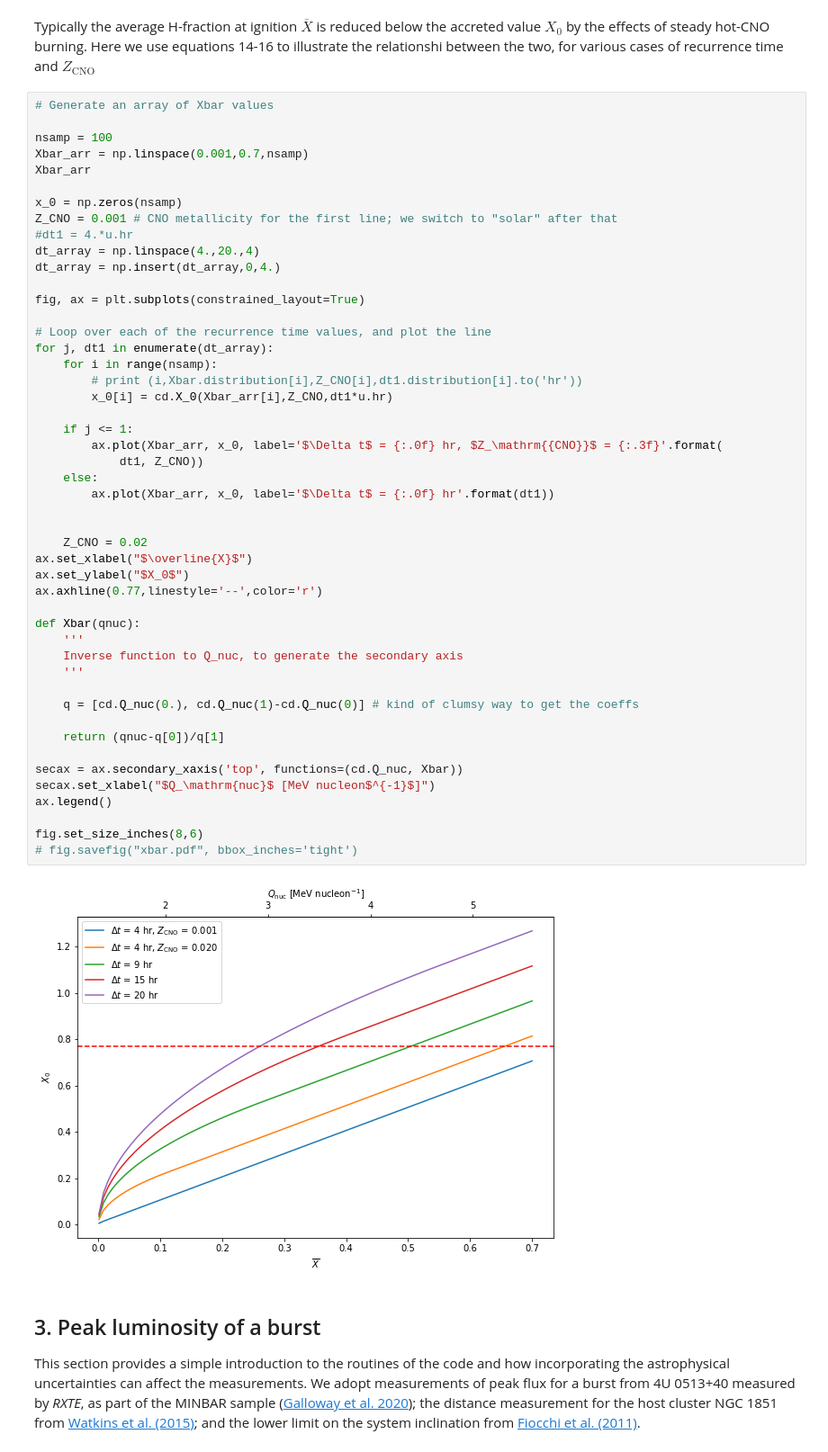
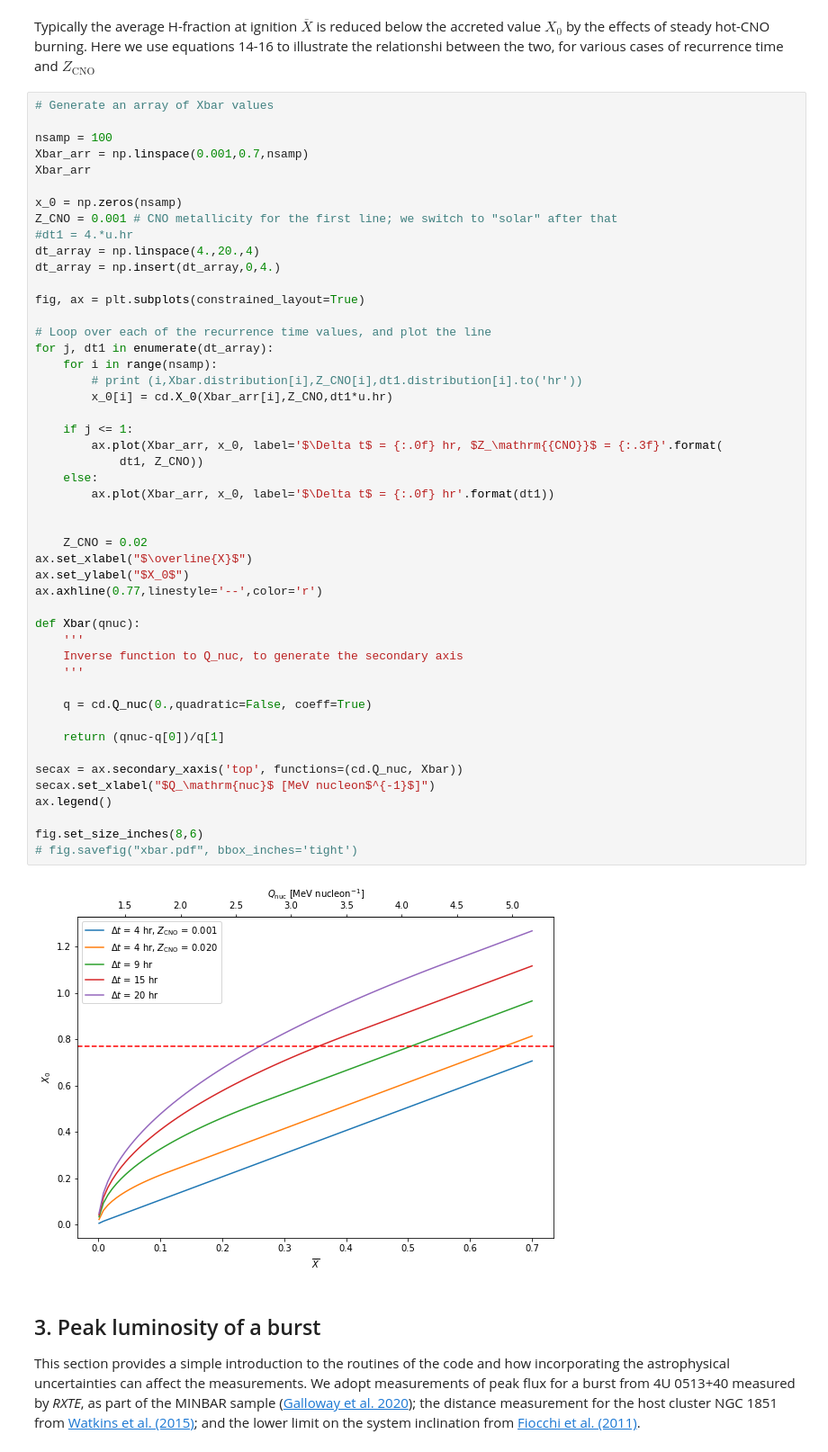
Before and after one commit to outs1der/concord, a Jupyter notebook: Inferring burster properties.ipynb, the cells around one changed output. Shown at 90% size. Cells and saved outputs as stored; diff of their text form.

```diff
--- a/Inferring burster properties.ipynb
+++ b/Inferring burster properties.ipynb
@@ -120,35 +120,35 @@ for j, dt1 in enumerate(dt_array):
         # print (i,Xbar.distribution[i],Z_CNO[i],dt1.distribution[i].to('hr'))
         x_0[i] = cd.X_0(Xbar_arr[i],Z_CNO,dt1*u.hr)
 
     if j <= 1:
         ax.plot(Xbar_arr, x_0, label='$\Delta t$ = {:.0f} hr, $Z_\mathrm{{CNO}}$ = {:.3f}'.format(
             dt1, Z_CNO))
     else:
         ax.plot(Xbar_arr, x_0, label='$\Delta t$ = {:.0f} hr'.format(dt1))
 
 
     Z_CNO = 0.02
 ax.set_xlabel("$\overline{X}$")
 ax.set_ylabel("$X_0$")
 ax.axhline(0.77,linestyle='--',color='r')
 
 def Xbar(qnuc):
     '''
     Inverse function to Q_nuc, to generate the secondary axis
     '''
 
-    q = [cd.Q_nuc(0.), cd.Q_nuc(1)-cd.Q_nuc(0)] # kind of clumsy way to get the coeffs
+    q = cd.Q_nuc(0.,quadratic=False, coeff=True)
 
     return (qnuc-q[0])/q[1]
 
 secax = ax.secondary_xaxis('top', functions=(cd.Q_nuc, Xbar))
 secax.set_xlabel("$Q_\mathrm{nuc}$ [MeV nucleon$^{-1}$]")
 ax.legend()
 
 fig.set_size_inches(8,6)
 # fig.savefig("xbar.pdf", bbox_inches='tight')
 # %% [output]
-[figure, old version]
+[figure, new version]
 # %% [markdown]
 ## 3. Peak luminosity of a burst
 
```
Also changed, not shown: parts of 1 cell of this notebook, 15 other files.
